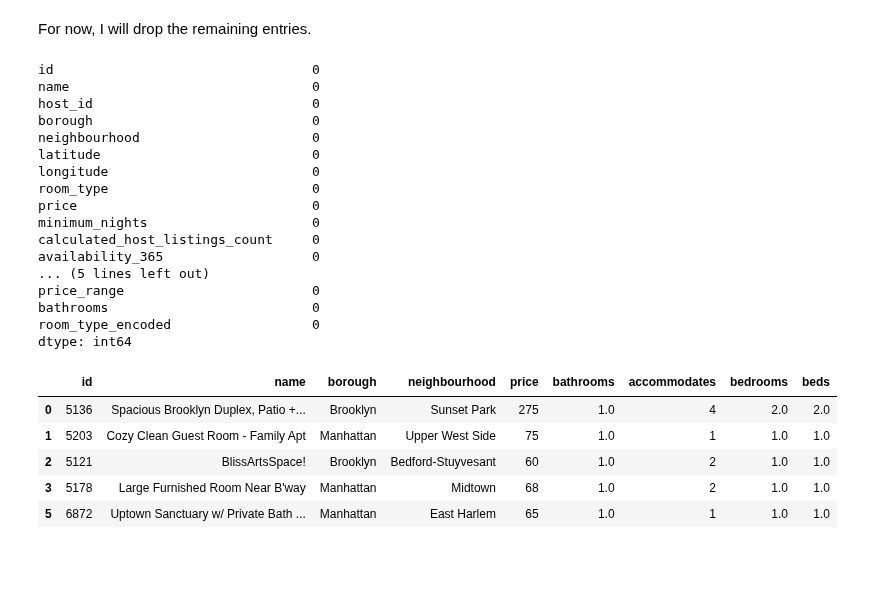
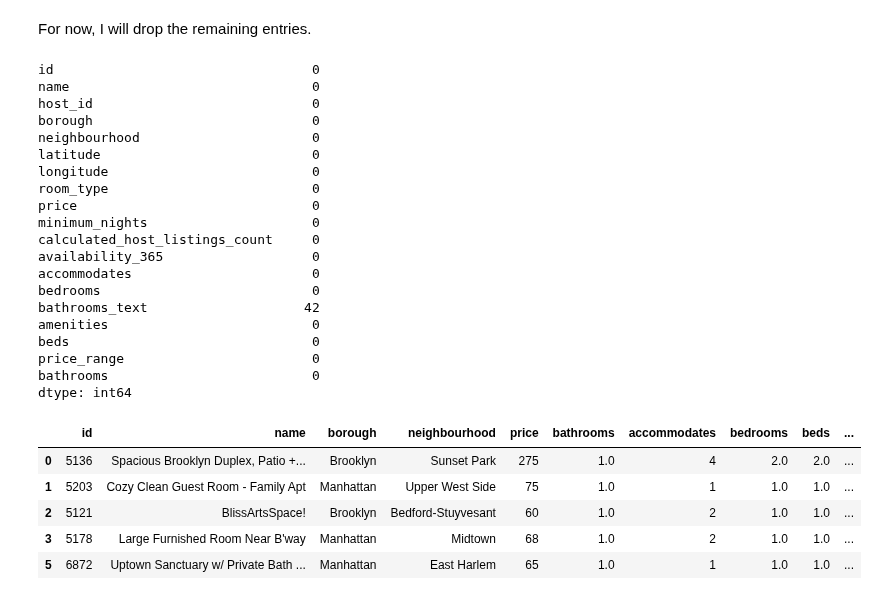
Before and after one commit to n-altawam/Sprinboard, a Jupyter notebook: Capstone 2/3. EDA.ipynb, the cells around one changed output. Cells and saved outputs as stored; diff of their text form; code cells hidden in the pictures; blank space fills up the shorter version.

```diff
--- a/Capstone 2/3. EDA.ipynb
+++ b/Capstone 2/3. EDA.ipynb
@@ -373,20 +373,6 @@ Entire home/apt    21993
 Private room       16328
 Shared room          494
 Name: room_type, dtype: int64
-# %%
-from sklearn.preprocessing import LabelEncoder
-
-# define ordering of categories to be encoded
-cols_categorical = ['room_type']
-room_order = ['Shared room', 'Private room', 'Entire home/apt']
-
-# create a dict to store encoder object
-encoders = dict()
-
-for col, order in zip(cols_categorical, [room_order]):
-    encoders[col] = LabelEncoder()
-    encoders[col].fit(order)
-    df[col+'_encoded'] = encoders[col].transform(df[col])
 # %%
 df.head()
 # %% [output]
@@ -491,23 +480,26 @@ price                              0
 minimum_nights                     0
 calculated_host_listings_count     0
 availability_365                   0
-... (5 lines left out)
+accommodates                       0
+bedrooms                           0
+bathrooms_text                    42
+amenities                          0
+beds                               0
 price_range                        0
 bathrooms                          0
-room_type_encoded                  0
 dtype: int64
 # %%
-cols_to_keep = ['id','name','borough', 'neighbourhood','price','bathrooms', 'accommodates','bedrooms','beds']
+cols_to_keep = ['id','name','borough', 'neighbourhood','price','bathrooms', 'accommodates','bedrooms','beds', 'room_type']
 cols_for_later = ['id', 'name','longitude','latitude','price','borough']
 df_final = df.loc[:, cols_to_keep]
 df_final.head()
 # %% [output]
-|  | id | name | borough | neighbourhood | price | bathrooms | accommodates | bedrooms | beds |
-| 0 | 5136 | Spacious Brooklyn Duplex, Patio +... | Brooklyn | Sunset Park | 275 | 1.0 | 4 | 2.0 | 2.0 |
-| 1 | 5203 | Cozy Clean Guest Room - Family Apt | Manhattan | Upper West Side | 75 | 1.0 | 1 | 1.0 | 1.0 |
-| 2 | 5121 | BlissArtsSpace! | Brooklyn | Bedford-Stuyvesant | 60 | 1.0 | 2 | 1.0 | 1.0 |
-| 3 | 5178 | Large Furnished Room Near B'way | Manhattan | Midtown | 68 | 1.0 | 2 | 1.0 | 1.0 |
-| 5 | 6872 | Uptown Sanctuary w/ Private Bath ... | Manhattan | East Harlem | 65 | 1.0 | 1 | 1.0 | 1.0 |
+|  | id | name | borough | neighbourhood | price | bathrooms | accommodates | bedrooms | beds | ... |
+| 0 | 5136 | Spacious Brooklyn Duplex, Patio +... | Brooklyn | Sunset Park | 275 | 1.0 | 4 | 2.0 | 2.0 | ... |
+| 1 | 5203 | Cozy Clean Guest Room - Family Apt | Manhattan | Upper West Side | 75 | 1.0 | 1 | 1.0 | 1.0 | ... |
+| 2 | 5121 | BlissArtsSpace! | Brooklyn | Bedford-Stuyvesant | 60 | 1.0 | 2 | 1.0 | 1.0 | ... |
+| 3 | 5178 | Large Furnished Room Near B'way | Manhattan | Midtown | 68 | 1.0 | 2 | 1.0 | 1.0 | ... |
+| 5 | 6872 | Uptown Sanctuary w/ Private Bath ... | Manhattan | East Harlem | 65 | 1.0 | 1 | 1.0 | 1.0 | ... |
 # %%
 df_final.to_csv('./data/listings_eda', index=False)
 # %%
```
Also changed, not shown: parts of 1 cell of this notebook, 5 other files.
